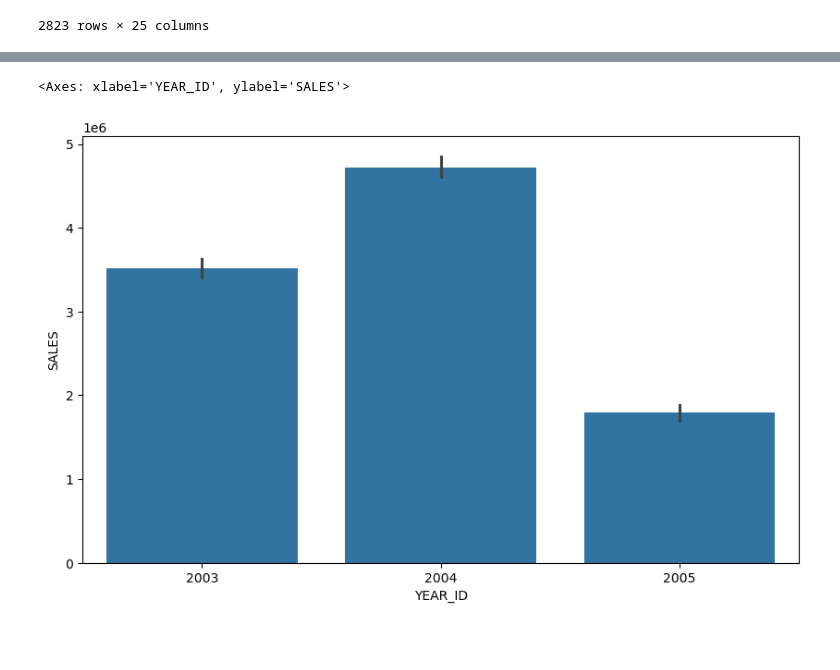
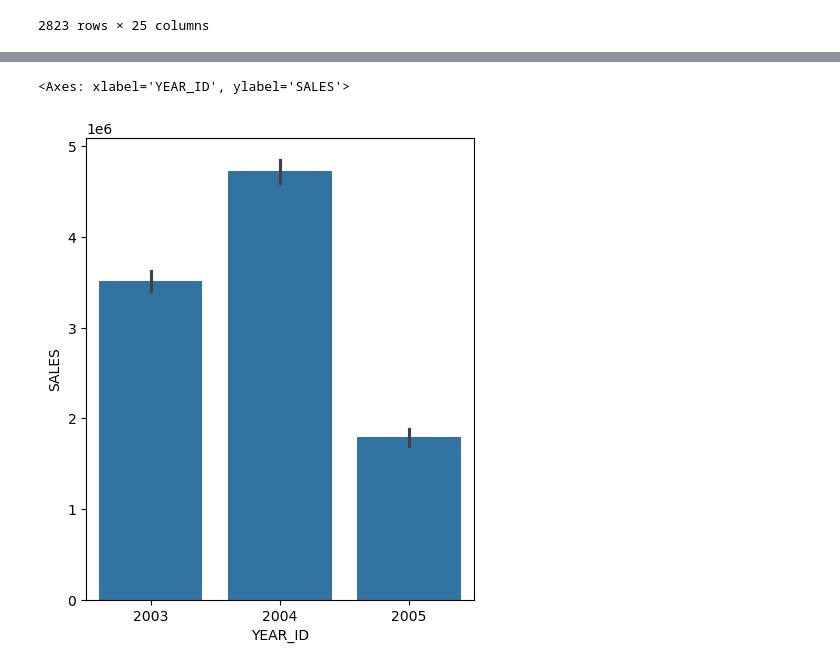
Before and after one commit to ankit-yadav9834/ML-playground-, a Jupyter notebook: Data Analysis with Python/seaborn.ipynb, the cells around one changed output, grey strips where cells are left out. Cells and saved outputs as stored; diff of their text form; code cells hidden in the pictures; blank space fills up the shorter version.

```diff
--- a/Data Analysis with Python/seaborn.ipynb
+++ b/Data Analysis with Python/seaborn.ipynb
@@ -164,8 +165,8 @@ sns.barplot(x= 'ORDERNUMBER', y='SALES', data = sales_data, estimator= sum)
 # %%
 # Plot total sales by year
 
-plt.figure(figsize=(10,6))
+plt.figure(figsize=(5,6))
 sns.barplot(x= 'YEAR_ID', y='SALES', data = sales_data, estimator= sum)
 # %% [output]
 <Axes: xlabel='YEAR_ID', ylabel='SALES'>
-[figure, old version]
+[figure, new version]
```
Also changed, not shown: parts of 1 cell of this notebook, 5 other files.
